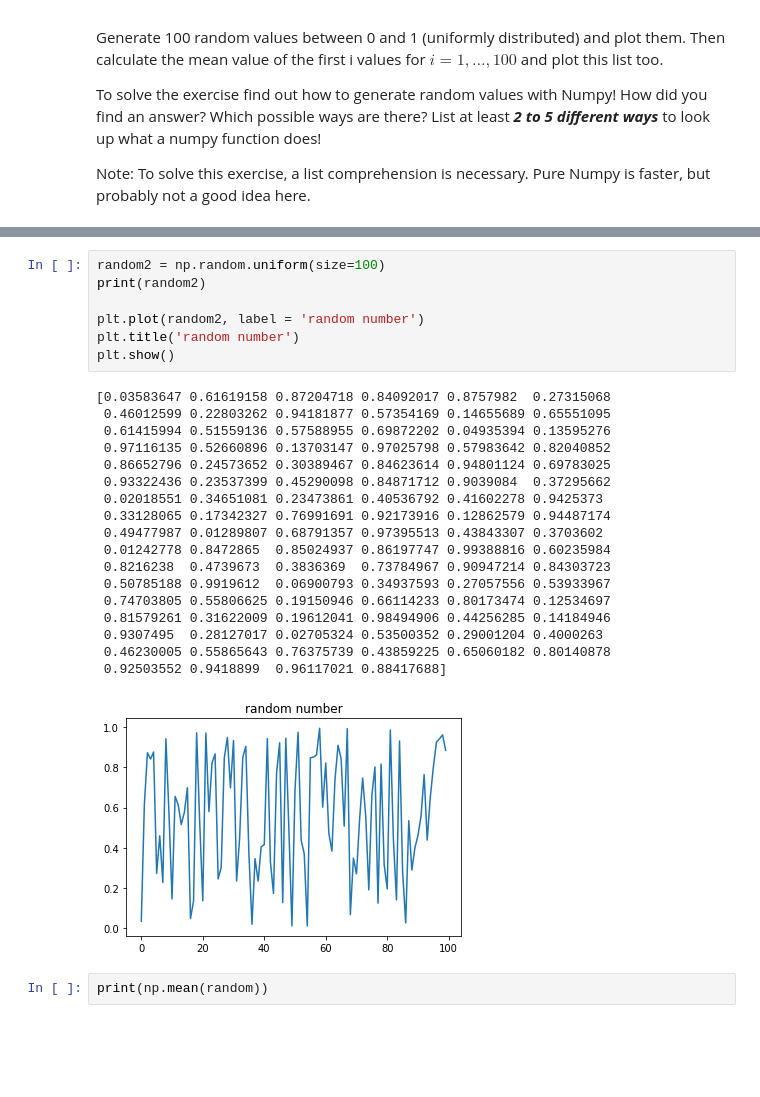
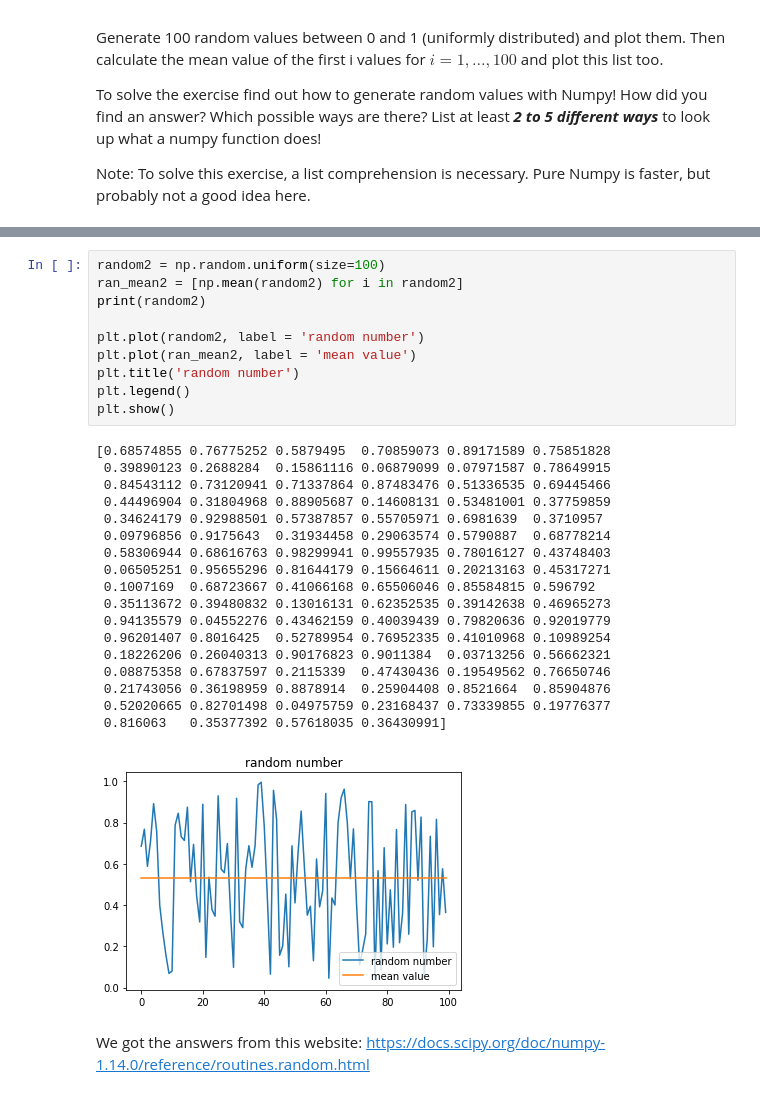
Before and after one commit to Bokubst/homework-scientific-computing, a Jupyter notebook: homework04-python-scientific-ecosystem/Homework 4-Vibol SAN.ipynb, the cells around one changed output, grey strips where cells are left out. Saved outputs shown, nothing was run; the diff lists cells and outputs as text; blank space fills up the shorter version.

```diff
--- a/homework04-python-scientific-ecosystem/Homework 4-Vibol SAN.ipynb
+++ b/homework04-python-scientific-ecosystem/Homework 4-Vibol SAN.ipynb
@@ -155,28 +174,31 @@ plt.show()
 # %%
 random2 = np.random.uniform(size=100)
+ran_mean2 = [np.mean(random2) for i in random2]
 print(random2)
 
 plt.plot(random2, label = 'random number')
+plt.plot(ran_mean2, label = 'mean value')
 plt.title('random number')
+plt.legend()
 plt.show()
 # %% [output]
-[0.03583647 0.61619158 0.87204718 0.84092017 0.8757982  0.27315068
- 0.46012599 0.22803262 0.94181877 0.57354169 0.14655689 0.65551095
- 0.61415994 0.51559136 0.57588955 0.69872202 0.04935394 0.13595276
- 0.97116135 0.52660896 0.13703147 0.97025798 0.57983642 0.82040852
- 0.86652796 0.24573652 0.30389467 0.84623614 0.94801124 0.69783025
- 0.93322436 0.23537399 0.45290098 0.84871712 0.9039084  0.37295662
- 0.02018551 0.34651081 0.23473861 0.40536792 0.41602278 0.9425373
- 0.33128065 0.17342327 0.76991691 0.92173916 0.12862579 0.94487174
- 0.49477987 0.01289807 0.68791357 0.97395513 0.43843307 0.3703602
- 0.01242778 0.8472865  0.85024937 0.86197747 0.99388816 0.60235984
- 0.8216238  0.4739673  0.3836369  0.73784967 0.90947214 0.84303723
- 0.50785188 0.9919612  0.06900793 0.34937593 0.27057556 0.53933967
- 0.74703805 0.55806625 0.19150946 0.66114233 0.80173474 0.12534697
- 0.81579261 0.31622009 0.19612041 0.98494906 0.44256285 0.14184946
- 0.9307495  0.28127017 0.02705324 0.53500352 0.29001204 0.4000263
- 0.46230005 0.55865643 0.76375739 0.43859225 0.65060182 0.80140878
- 0.92503552 0.9418899  0.96117021 0.88417688]
+[0.68574855 0.76775252 0.5879495  0.70859073 0.89171589 0.75851828
+ 0.39890123 0.2688284  0.15861116 0.06879099 0.07971587 0.78649915
+ 0.84543112 0.73120941 0.71337864 0.87483476 0.51336535 0.69445466
+ 0.44496904 0.31804968 0.88905687 0.14608131 0.53481001 0.37759859
+ 0.34624179 0.92988501 0.57387857 0.55705971 0.6981639  0.3710957
+ 0.09796856 0.9175643  0.31934458 0.29063574 0.5790887  0.68778214
+ 0.58306944 0.68616763 0.98299941 0.99557935 0.78016127 0.43748403
+ 0.06505251 0.95655296 0.81644179 0.15664611 0.20213163 0.45317271
+ 0.1007169  0.68723667 0.41066168 0.65506046 0.85584815 0.596792
+ 0.35113672 0.39480832 0.13016131 0.62352535 0.39142638 0.46965273
+ 0.94135579 0.04552276 0.43462159 0.40039439 0.79820636 0.92019779
+ 0.96201407 0.8016425  0.52789954 0.76952335 0.41010968 0.10989254
+ 0.18226206 0.26040313 0.90176823 0.9011384  0.03713256 0.56662321
+ 0.08875358 0.67837597 0.2115339  0.47430436 0.19549562 0.76650746
+ 0.21743056 0.36198959 0.8878914  0.25904408 0.8521664  0.85904876
+ 0.52020665 0.82701498 0.04975759 0.23168437 0.73339855 0.19776377
+ 0.816063   0.35377392 0.57618035 0.36430991]
-[figure, old version]
+[figure, new version]
-# %%
-print(np.mean(random))
+# %% [markdown]
+We got the answers from this website: https://docs.scipy.org/doc/numpy-1.14.0/reference/routines.random.html
```
Also changed, not shown: parts of 4 cells of this notebook.
